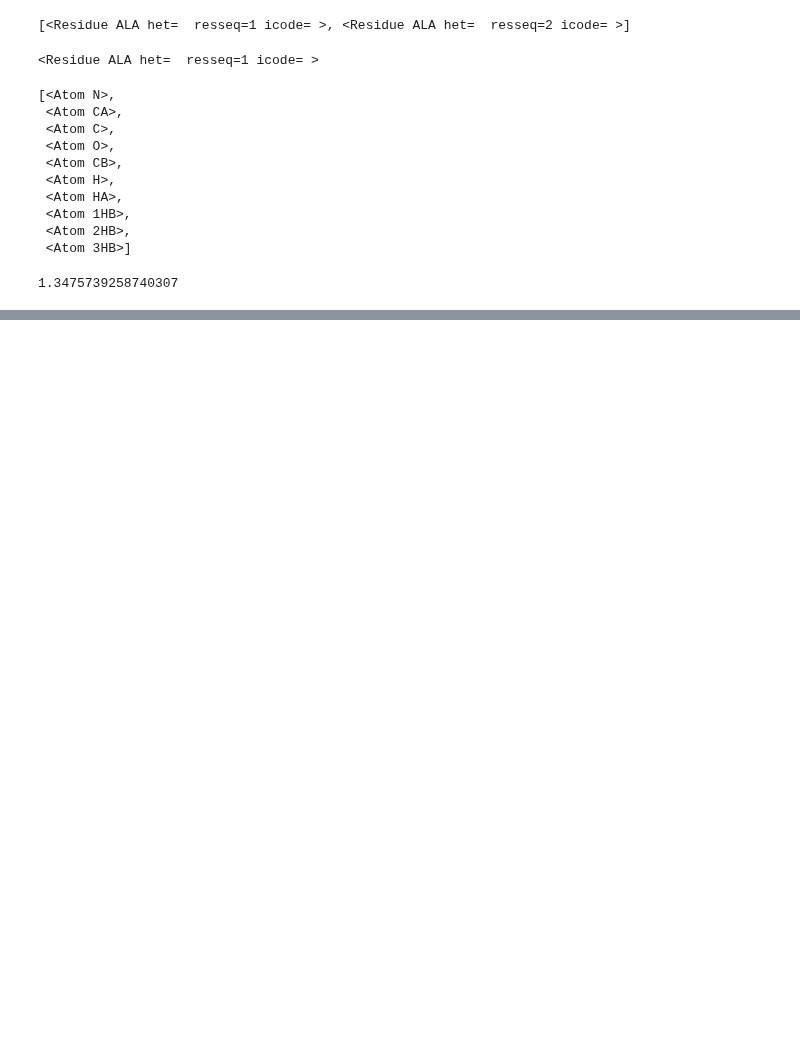
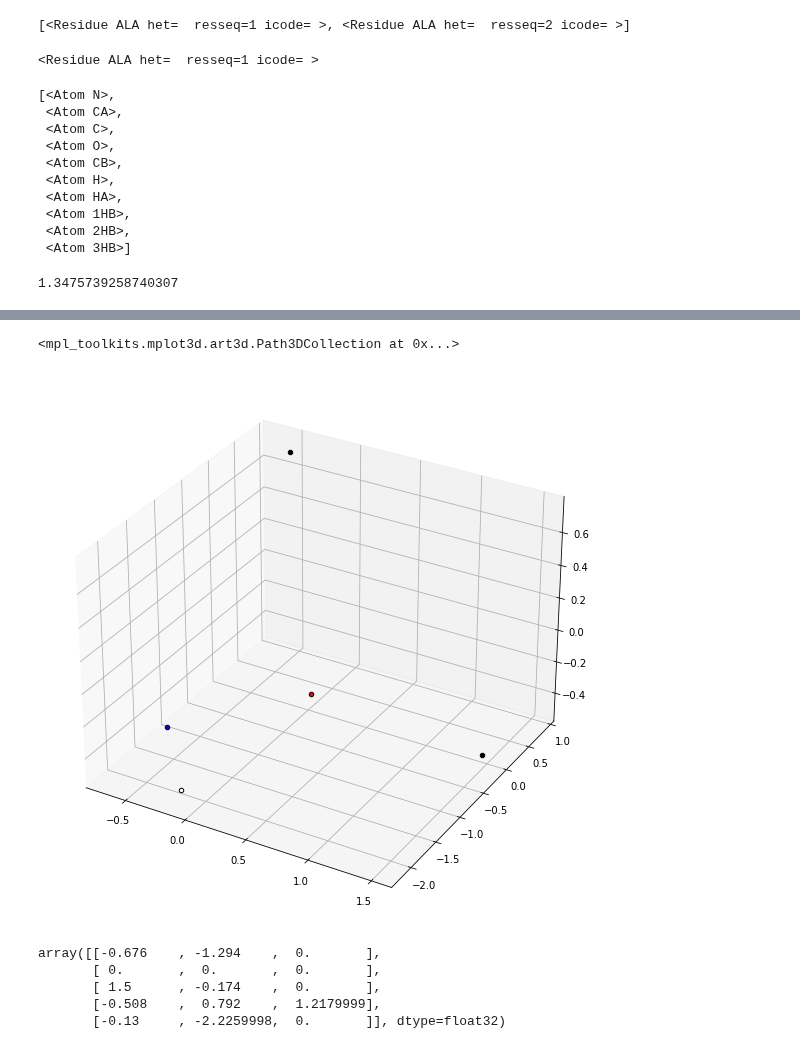
Before and after one commit to liedllab/TopModel, a Jupyter notebook: playground.ipynb, the cells around one changed output, grey strips where cells are left out. Cells and saved outputs as stored; diff of their text form; code cells hidden in the pictures; blank space fills up the shorter version.

```diff
--- a/playground.ipynb
+++ b/playground.ipynb
@@ -3,7 +4,7 @@ from Bio.PDB.PDBParser import PDBParser
 # %%
 parser = PDBParser()
 # %%
-struc = parser.get_structure("1", "./data/alanine_dipeptide/1.pdb")
+struc = parser.get_structure("2", "./data/alanine_dipeptide/2.pdb")
 # %%
 residues = list(struc.get_residues())
 residues
@@ -39,4 +40,7 @@ v.angle(atoms[1].get_vector())
 # %% [output]
 1.3475739258740307
 # %%
-v.
+coords = list()
+for res in struc.get_residues():
+    atoms = np.concatenate([a.coord for a in res.get_atoms() if a.name in {"N", "CB", "C", "H", "CA"}]).reshape(-1,3)
+    coords.append(atoms)
@@ -42,0 +62,12 @@ v.
+# %%
+fig = plt.figure(figsize=(10,10))
+ax = fig.add_subplot(projection="3d")
+
+ax.scatter(*coords[0]['H'], color='w', ec='k')
+ax.scatter(*coords[0]['C'], color='k', ec='k')
+ax.scatter(*coords[0]['N'], color='b', ec='k')
+ax.scatter(*coords[0]['CB'], color='k', ec='k')
+ax.scatter(*coords[0]['CA'], color='r', ec='k')
+# %% [output]
+<mpl_toolkits.mplot3d.art3d.Path3DCollection at 0x...>
+[figure, added]
@@ -42,0 +76,9 @@ v.
+# %%
+to_origin = res1 - res1[1]
+to_origin
+# %% [output]
+array([[-0.676    , -1.294    ,  0.       ],
+       [ 0.       ,  0.       ,  0.       ],
+       [ 1.5      , -0.174    ,  0.       ],
+       [-0.508    ,  0.792    ,  1.2179999],
+       [-0.13     , -2.2259998,  0.       ]], dtype=float32)
```
Also changed, not shown: parts of 36 cells of this notebook, 2 other files.
